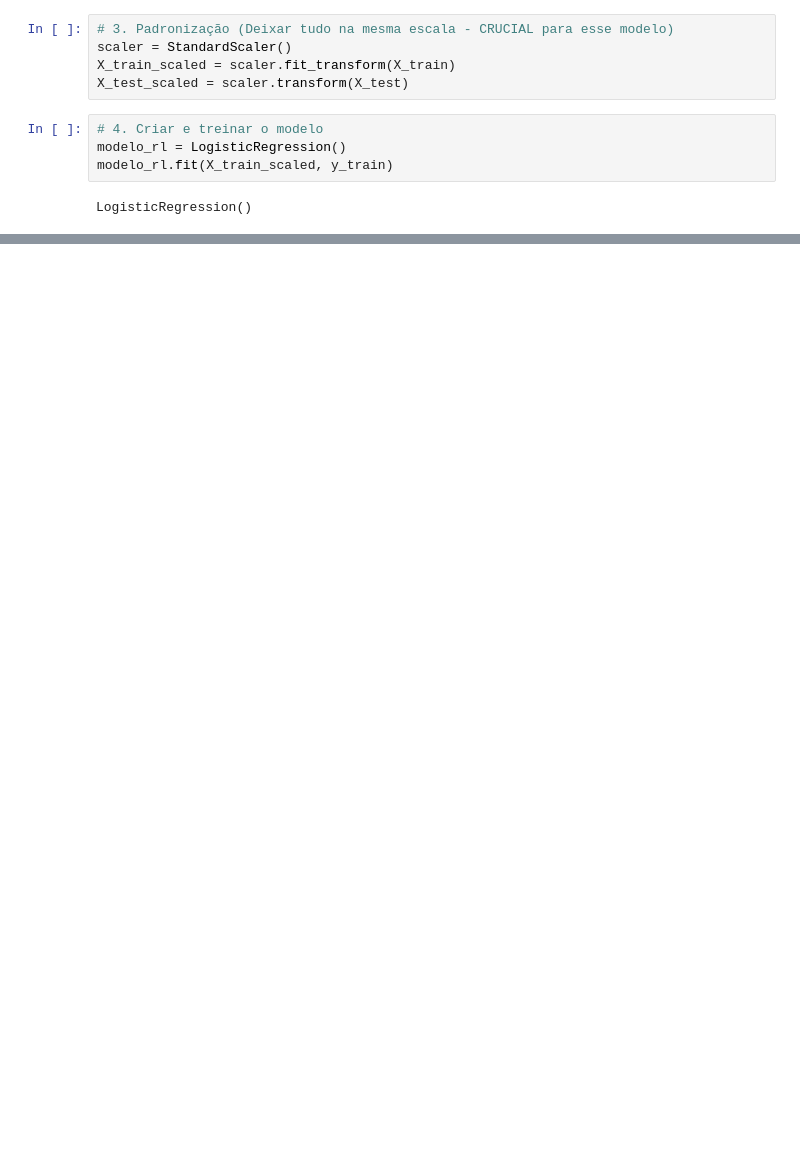
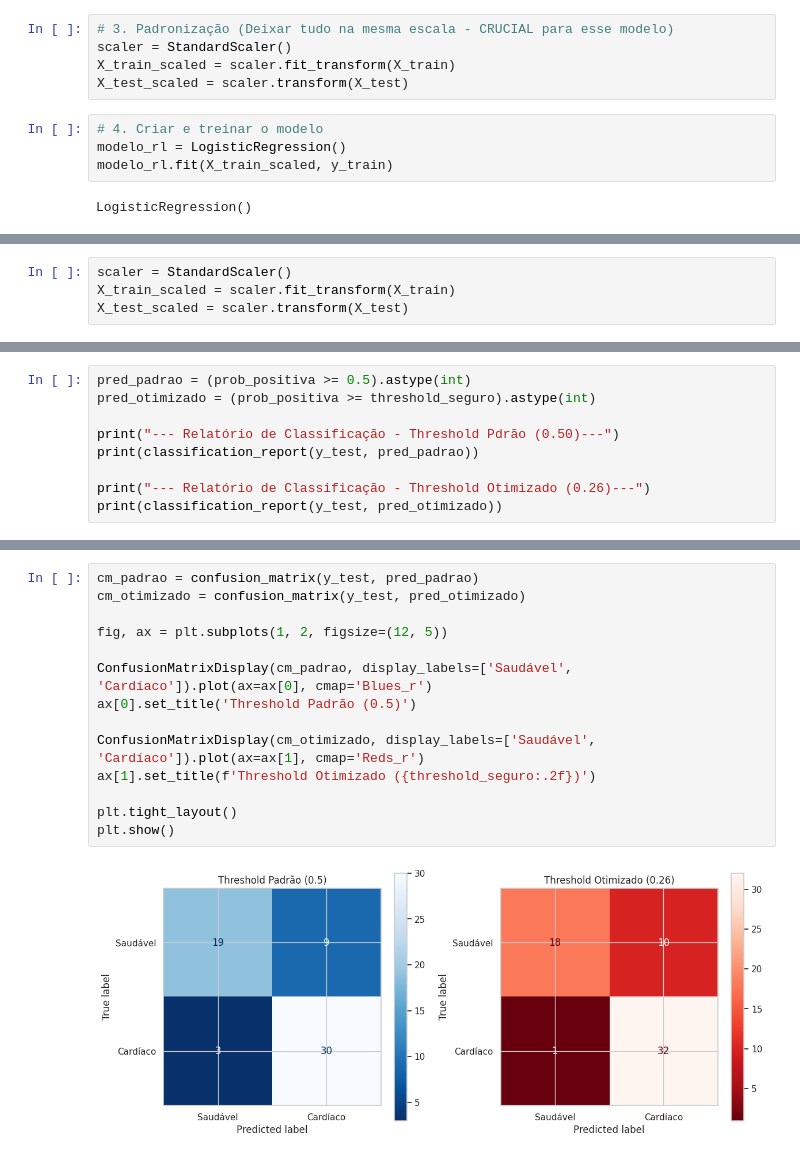
Before and after one commit to LarissaCns/Analise-Ataque-Cardiaco, a Jupyter notebook: analise-de-ataques-cardiacos.ipynb, the cells around one changed output, grey strips where cells are left out. Cells and saved outputs as stored; diff of their text form; blank space fills up the shorter version.

```diff
--- a/analise-de-ataques-cardiacos.ipynb
+++ b/analise-de-ataques-cardiacos.ipynb
@@ -524,0 +588,4 @@ Distribuição Original do Treino: Counter({1: 133, 0: 109})
+# %%
+scaler = StandardScaler()
+X_train_scaled = scaler.fit_transform(X_train)
+X_test_scaled = scaler.transform(X_test)
@@ -524,0 +608,9 @@ Distribuição Original do Treino: Counter({1: 133, 0: 109})
+# %%
+pred_padrao = (prob_positiva >= 0.5).astype(int)
+pred_otimizado = (prob_positiva >= threshold_seguro).astype(int)
+
+print("--- Relatório de Classificação - Threshold Pdrão (0.50)---")
+print(classification_report(y_test, pred_padrao))
+
+print("--- Relatório de Classificação - Threshold Otimizado (0.26)---")
+print(classification_report(y_test, pred_otimizado))
@@ -524,0 +637,16 @@ Distribuição Original do Treino: Counter({1: 133, 0: 109})
+# %%
+cm_padrao = confusion_matrix(y_test, pred_padrao)
+cm_otimizado = confusion_matrix(y_test, pred_otimizado)
+
+fig, ax = plt.subplots(1, 2, figsize=(12, 5))
+
+ConfusionMatrixDisplay(cm_padrao, display_labels=['Saudável', 'Cardíaco']).plot(ax=ax[0], cmap='Blues_r')
+ax[0].set_title('Threshold Padrão (0.5)')
+
+ConfusionMatrixDisplay(cm_otimizado, display_labels=['Saudável', 'Cardíaco']).plot(ax=ax[1], cmap='Reds_r')
+ax[1].set_title(f'Threshold Otimizado ({threshold_seguro:.2f})')
+
+plt.tight_layout()
+plt.show()
+# %% [output]
+[figure, added]
```
Also changed, not shown: parts of 33 cells of this notebook, 2 other files.
